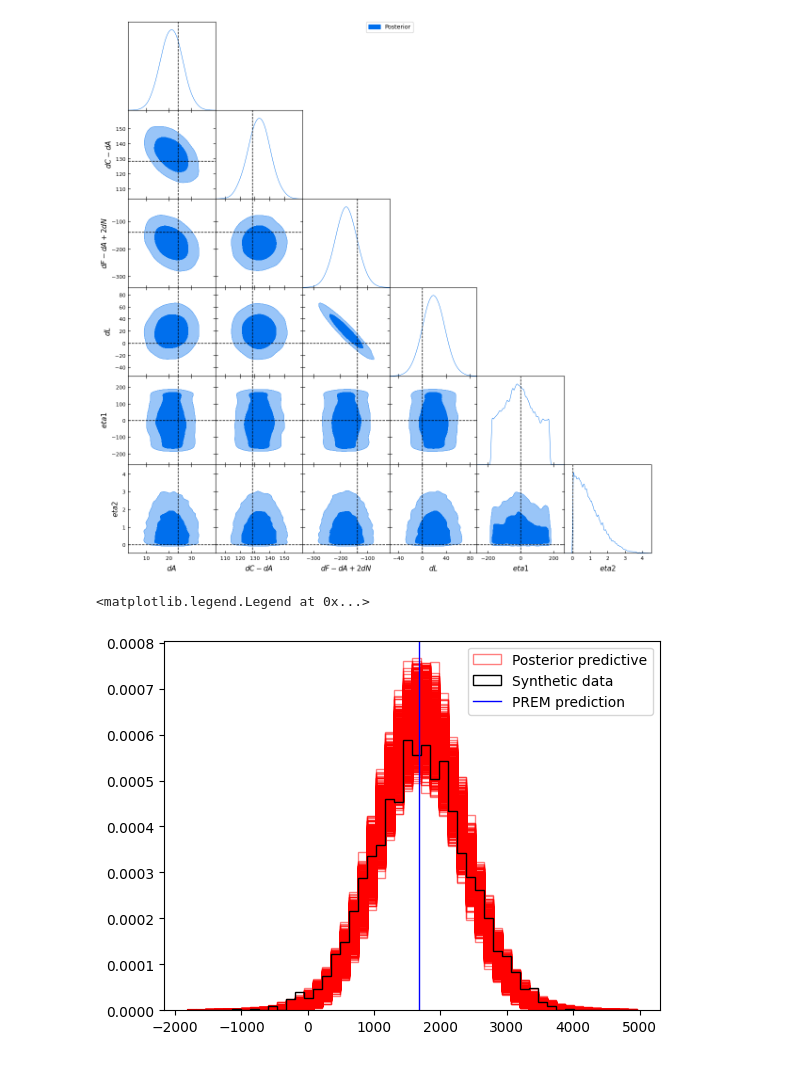
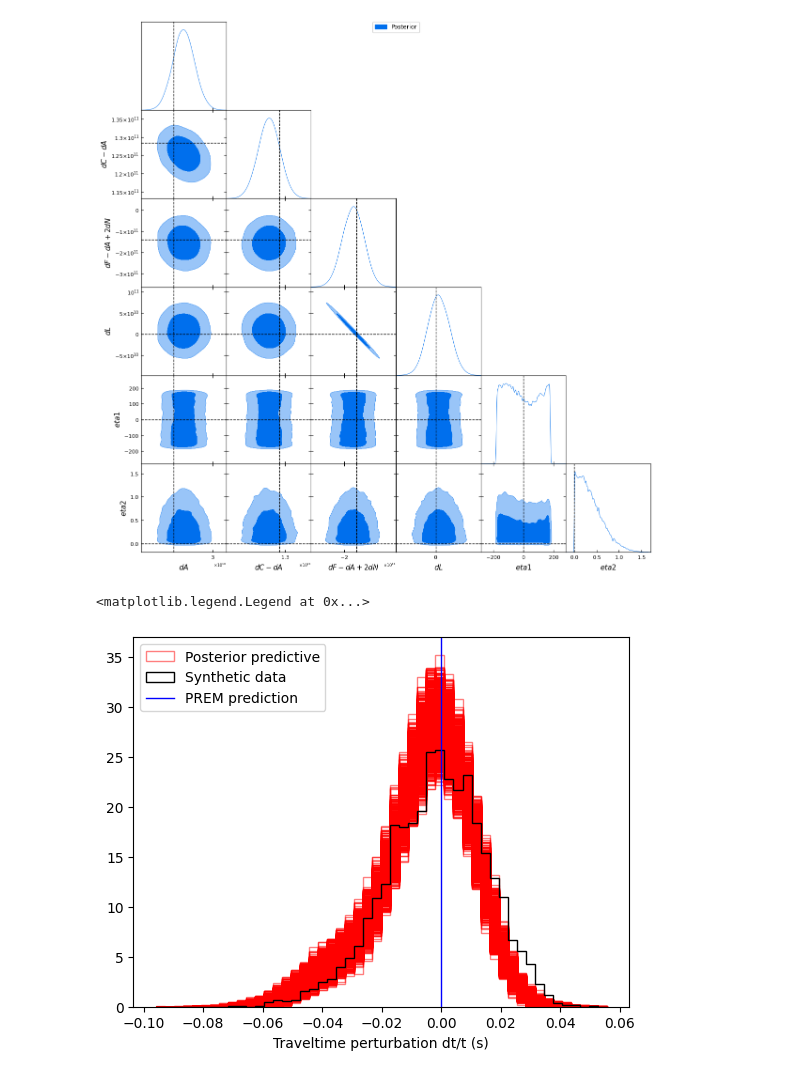
Before and after one commit to auggiemarignier/icanisddr, a Jupyter notebook: experiments/bulkic/notebooks/analyse_samples.ipynb, the cells around one changed output. Drawn from its saved outputs; the diff is of its cells as text; code cells hidden in the pictures.

```diff
--- a/experiments/bulkic/notebooks/analyse_samples.ipynb
+++ b/experiments/bulkic/notebooks/analyse_samples.ipynb
@@ -53,5 +53,5 @@ plt.show()
 # %%
-keep_mask = (ln_prob > -11550).all(axis=0)
+keep_mask = (ln_prob > -800).all(axis=0)
 ln_prob = ln_prob[:, keep_mask]
 samples = samples[:, keep_mask, :]
 
@@ -109,7 +109,7 @@ g.triangle_plot(
     marker_args={"color": "k", "lw": 1},
 )
 # %% [output]
-[figure, old version]
+[figure, new version]
 # %%
 from harmonic.model import RealNVPModel
 
@@ -130,13 +130,14 @@ from expconfig.synthetic import (
     create_synthetic_data,
     gaussian_noise_data_max,
 )
-from icprem import PREM
+from icprem import PREM_IC_RHO, PREM_IC_VP
 from tti.traveltimes import TravelTimeCalculator
 
+normalisation = -1 / (2 * PREM_IC_RHO * (PREM_IC_VP * 1e3) ** 2)
 ic_in, ic_out = create_paths(source_spacing=30.0)
 synthetic_data_clean = create_synthetic_data(
     TravelTimeCalculator(
-        ic_in, ic_out, reference_love=PREM.as_array(), nested=False, shear=True, N=True
+        ic_in, ic_out, normalisation=normalisation, nested=False, shear=True, N=True
     ),
     np.array(truth),
     cfg.data.noise_level,
@@ -149,7 +150,7 @@ if prior.n == 7:
 elif prior.n == 6:
     include_N = False
 ttc = TravelTimeCalculator(
-    ic_in, ic_out, reference_love=PREM.as_array(), nested=True, shear=True, N=include_N
+    ic_in, ic_out, normalisation=normalisation, nested=True, shear=True, N=include_N
 )
 posterior_predictive = ttc(posterior_samples)
 posterior_predictive += RNG.normal(  # recreating the noise manually because gaussin_noise_data_max is a bit weird and I want to be sure the noise is the same for the posterior predictive and the synthetic data
@@ -163,28 +164,29 @@ prem_prediction = ttc(np.zeros(prior.n))[0, 0]
 # %%
 # ensuring that the histogram range is the same for both the posterior predictive and the synthetic data, so that densities are comparable
 all_dists = np.vstack([posterior_predictive, synthetic_data[None, :]])
 hist_range = (all_dists.min(), all_dists.max())
 common_kwargs = {
     "bins": 50,
     "histtype": "step",
     "range": hist_range,
     "density": True,
 }
 plt.hist(
     posterior_predictive.T,
     **common_kwargs,
     label="Posterior predictive",
     color=np.full(posterior_predictive.shape[0], fill_value="r"),
     alpha=0.5,
 )
 plt.hist(
     synthetic_data,
     **common_kwargs,
     label="Synthetic data",
     color="k",
 )
 plt.axvline(prem_prediction, color="b", lw=1, label="PREM prediction")
+plt.xlabel("Traveltime perturbation dt/t (s)")
 plt.legend()
 # %% [output]
 <matplotlib.legend.Legend at 0x...>
-[figure, old version]
+[figure, new version]
```
Also changed, not shown: parts of 3 cells of this notebook, 1 other file.
